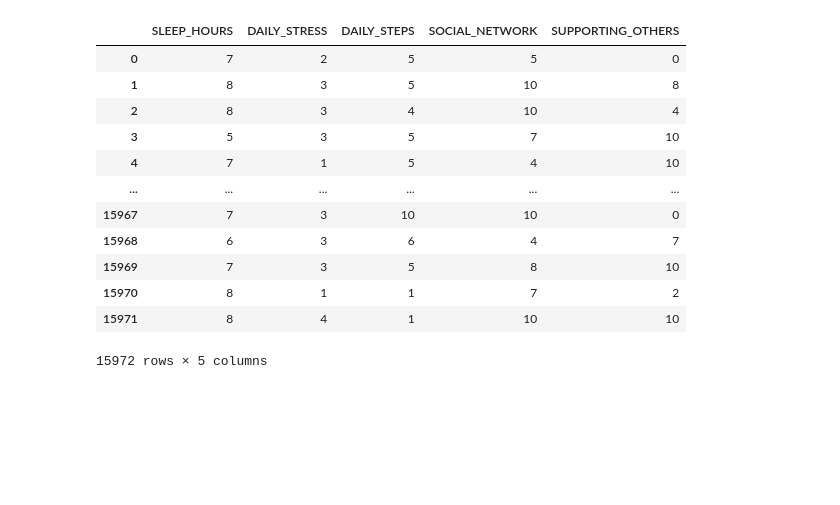
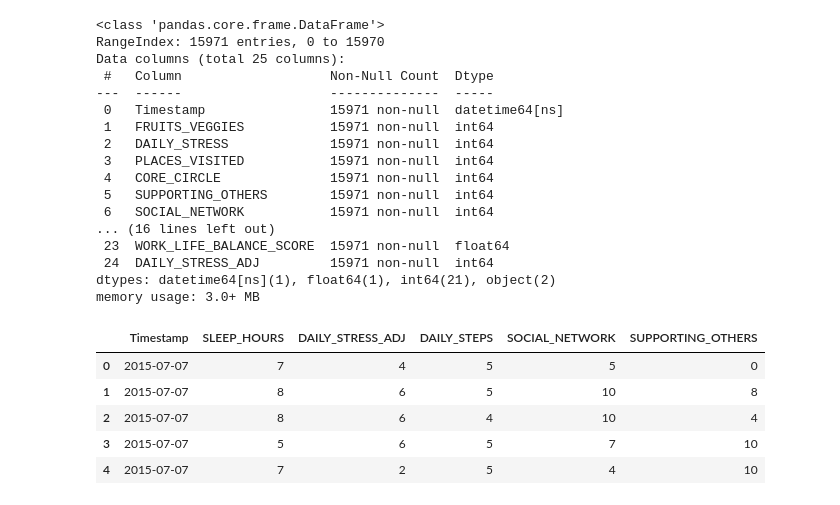
Before and after one commit to tanchris232/fitness-group-2, a Jupyter notebook: Project Files/fitness_group_2_chris.ipynb, the cells around one changed output. Cells and saved outputs as stored; diff of their text form; code cells hidden in the pictures; blank space fills up the shorter version.

```diff
--- a/Project Files/fitness_group_2_chris.ipynb
+++ b/Project Files/fitness_group_2_chris.ipynb
@@ -23,18 +23,36 @@ wellness_df
+# %%
+# Convert Timestamp to Date Time format
+wellness_df["Timestamp"] = pd.to_datetime(wellness_df["Timestamp"])
+# %%
+wellness_df["DAILY_STRESS_ADJ"] = wellness_df["DAILY_STRESS"] * 2
+# %%
+wellness_df.info()
+# %% [output]
+<class 'pandas.core.frame.DataFrame'>
+RangeIndex: 15971 entries, 0 to 15970
+Data columns (total 25 columns):
+ #   Column                   Non-Null Count  Dtype
+---  ------                   --------------  -----
+ 0   Timestamp                15971 non-null  datetime64[ns]
+ 1   FRUITS_VEGGIES           15971 non-null  int64
+ 2   DAILY_STRESS             15971 non-null  int64
+ 3   PLACES_VISITED           15971 non-null  int64
+ 4   CORE_CIRCLE              15971 non-null  int64
+ 5   SUPPORTING_OTHERS        15971 non-null  int64
+ 6   SOCIAL_NETWORK           15971 non-null  int64
+... (16 lines left out)
+ 23  WORK_LIFE_BALANCE_SCORE  15971 non-null  float64
+ 24  DAILY_STRESS_ADJ         15971 non-null  int64
+dtypes: datetime64[ns](1), float64(1), int64(21), object(2)
+memory usage: 3.0+ MB
 # %%
 # DataFrame to show if sleep has any relationship with daily stress, daily steps, social network, supporting others
-sleep_df = wellness_df[["SLEEP_HOURS", "DAILY_STRESS", "DAILY_STEPS", "SOCIAL_NETWORK", "SUPPORTING_OTHERS"]]
-sleep_df
+sleep_df = wellness_df[["Timestamp", "SLEEP_HOURS", "DAILY_STRESS_ADJ", "DAILY_STEPS", "SOCIAL_NETWORK", "SUPPORTING_OTHERS"]]
+sleep_df.head()
 # %% [output]
-|  | SLEEP_HOURS | DAILY_STRESS | DAILY_STEPS | SOCIAL_NETWORK | SUPPORTING_OTHERS |
-| 0 | 7 | 2 | 5 | 5 | 0 |
-| 1 | 8 | 3 | 5 | 10 | 8 |
-| 2 | 8 | 3 | 4 | 10 | 4 |
-| 3 | 5 | 3 | 5 | 7 | 10 |
-| 4 | 7 | 1 | 5 | 4 | 10 |
-| ... | ... | ... | ... | ... | ... |
-| 15967 | 7 | 3 | 10 | 10 | 0 |
-| 15968 | 6 | 3 | 6 | 4 | 7 |
-| 15969 | 7 | 3 | 5 | 8 | 10 |
-| 15970 | 8 | 1 | 1 | 7 | 2 |
-| 15971 | 8 | 4 | 1 | 10 | 10 |
+|  | Timestamp | SLEEP_HOURS | DAILY_STRESS_ADJ | DAILY_STEPS | SOCIAL_NETWORK | SUPPORTING_OTHERS |
+| 0 | 2015-07-07 | 7 | 4 | 5 | 5 | 0 |
+| 1 | 2015-07-07 | 8 | 6 | 5 | 10 | 8 |
+| 2 | 2015-07-07 | 8 | 6 | 4 | 10 | 4 |
+| 3 | 2015-07-07 | 5 | 6 | 5 | 7 | 10 |
+| 4 | 2015-07-07 | 7 | 2 | 5 | 4 | 10 |
-15972 rows × 5 columns
```
Also changed, not shown: parts of 25 cells of this notebook.
